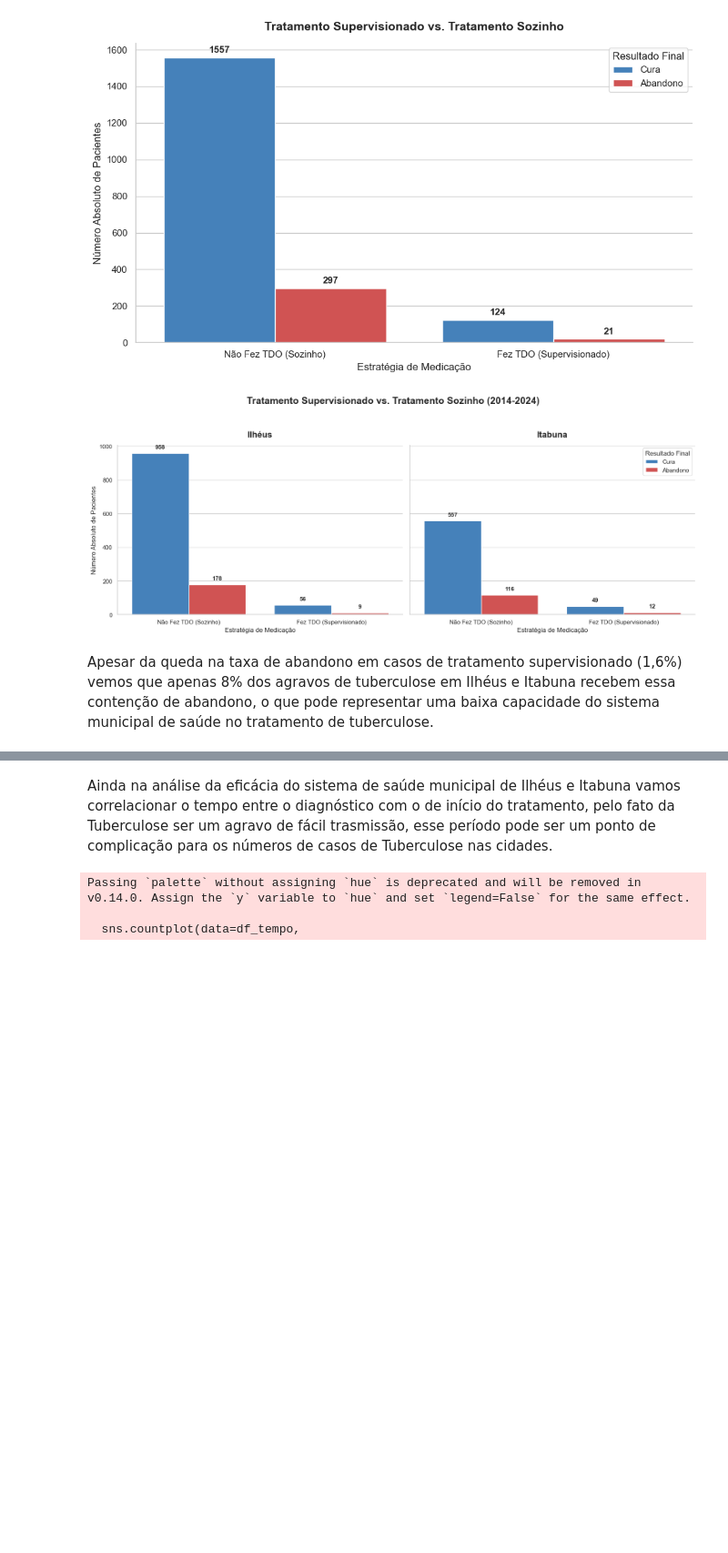
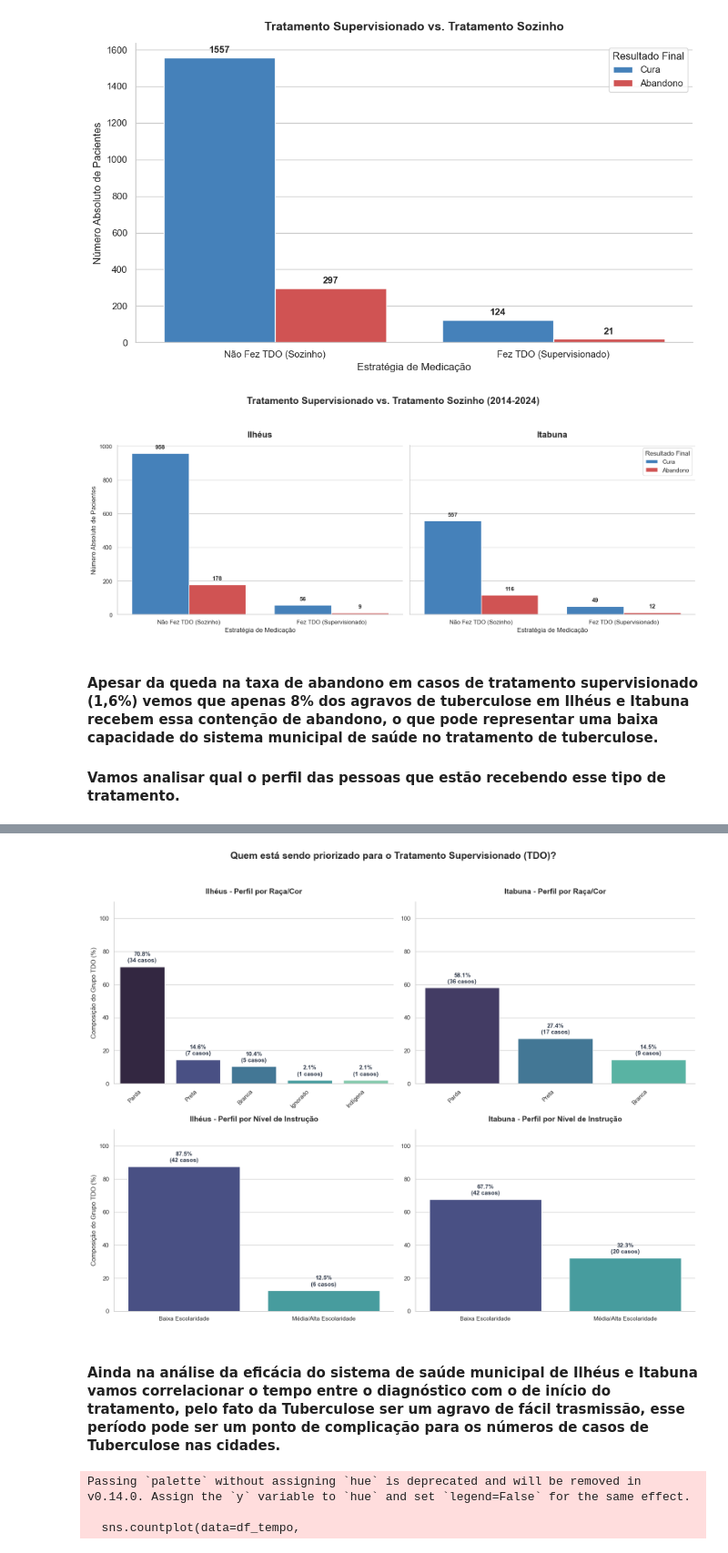
Before and after one commit to bcjesus-01/Analise-de-Dados-de-Tuberculose-DATASUS, a Jupyter notebook: notebooks/04_Análise_Sociodemográfica.ipynb, the cells around one changed output, grey strips where cells are left out. Shown at 91% size. Drawn from its saved outputs; the diff is of its cells as text; code cells hidden in the pictures; blank space fills up the shorter version.

```diff
--- a/notebooks/04_Análise_Sociodemográfica.ipynb
+++ b/notebooks/04_Análise_Sociodemográfica.ipynb
@@ -363,4 +360,71 @@ plt.show()
 # %% [output]
 [figure]
 # %% [markdown]
-Apesar da queda na taxa de abandono em casos de tratamento supervisionado (1,6%) vemos que apenas 8% dos agravos de tuberculose em Ilhéus e Itabuna recebem essa contenção de abandono, o que pode representar uma baixa capacidade do sistema municipal de saúde no tratamento de tuberculose.
+#### Apesar da queda na taxa de abandono em casos de tratamento supervisionado (1,6%) vemos que apenas 8% dos agravos de tuberculose em Ilhéus e Itabuna recebem essa contenção de abandono, o que pode representar uma baixa capacidade do sistema municipal de saúde no tratamento de tuberculose.
+
+#### Vamos analisar qual o perfil das pessoas que estão recebendo esse tipo de tratamento.
+# %%
+df_perfil_tdo = df.copy()
+
+if 'Nome_Municipio' not in df_perfil_tdo.columns:
+    df_perfil_tdo['Nome_Municipio'] = df_perfil_tdo['Municipio_Residencia'].map(mapa_cidades)
+df_perfil_tdo = df_perfil_tdo[df_perfil_tdo['Nome_Municipio'].isin(['Ilhéus', 'Itabuna'])]
+
+# Filtramos EXCLUSIVAMENTE quem realizou o TDO (Código 1.0)
+df_perfil_tdo = df_perfil_tdo[df_perfil_tdo['Tratamento_Supervisionado_Atual'] == 1.0]
+
+# 2. MAPEAMENTO DEMOGRÁFICO
+mapa_raca = {1.0: 'Branca', 2.0: 'Preta', 3.0: 'Amarela', 4.0: 'Parda', 5.0: 'Indígena', 9.0: 'Ignorado'}
+df_perfil_tdo['Raça/Cor'] = df_perfil_tdo['Raca_Cor'].map(mapa_raca)
+
+def classificar_esc_simples(codigo):
+    if codigo in [0.0, 1.0, 2.0, 3.0]: return 'Baixa Escolaridade'
+    elif codigo in [4.0, 5.0, 6.0, 7.0, 8.0]: return 'Média/Alta Escolaridade'
+    return 'Não Informado'
+
+df_perfil_tdo['Escolaridade'] = df_perfil_tdo['Escolaridade'].apply(classificar_esc_simples)
+
+# Limpamos os não informados para termos a proporção real do perfil conhecido
+df_perfil_tdo = df_perfil_tdo[(df_perfil_tdo['Escolaridade'] != 'Não Informado') & df_perfil_tdo['Raça/Cor'].notna()]
+
+# 3. PLOTAGEM DO PAINEL 2x2
+fig, axes = plt.subplots(2, 2, figsize=(16, 12))
+cidades = ['Ilhéus', 'Itabuna']
+variaveis = [('Raça/Cor', 'Perfil por Raça/Cor'), ('Escolaridade', 'Perfil por Nível de Instrução')]
+
+for col, cidade in enumerate(cidades):
+    df_cidade = df_perfil_tdo[df_perfil_tdo['Nome_Municipio'] == cidade]
+
+    for row, (var, titulo) in enumerate(variaveis):
+        ax = axes[row, col]
+
+        if not df_cidade.empty:
+            # Calcula a proporção dentro do grupo TDO daquela cidade
+            contagem = df_cidade[var].value_counts(normalize=True) * 100
+            df_plot = contagem.reset_index()
+            df_plot.columns = [var, 'Porcentagem (%)']
+
+            sns.barplot(data=df_plot, x=var, y='Porcentagem (%)', palette='mako', ax=ax)
+
+            # Adiciona os rótulos de porcentagem e contagem absoluta
+            for index, r in df_plot.iterrows():
+                altura = r['Porcentagem (%)']
+                absoluto = df_cidade[var].value_counts()[r[var]]
+                ax.text(index, altura + 2, f'{altura:.1f}%\n({absoluto} casos)',
+                        ha='center', va='bottom', fontsize=11, fontweight='bold', color='#2d3748')
+
+        # Acabamentos visuais
+        ax.set_title(f'{cidade} - {titulo}', fontsize=14, fontweight='bold', pad=15)
+        ax.set_xlabel('')
+        ax.set_ylabel('Composição do Grupo TDO (%)' if col == 0 else '')
+        ax.set_ylim(0, 110)
+
+        if var == 'Raça/Cor':
+            ax.set_xticklabels(ax.get_xticklabels(), rotation=45, ha='right')
+
+plt.suptitle('Quem está sendo priorizado para o Tratamento Supervisionado (TDO)?',
+             fontsize=18, fontweight='bold', y=1.03)
+sns.despine()
+plt.tight_layout()
+plt.show()
+# %% [output]
@@ -367,5 +446,6 @@ Apesar da queda na taxa de abandono em casos de tratamento supervisionado (1,6%)
+[figure, added]
 # %% [markdown]
-Ainda na análise da eficácia do sistema de saúde municipal de Ilhéus e Itabuna vamos correlacionar o tempo entre o diagnóstico com o de início do tratamento, pelo fato da Tuberculose ser um agravo de fácil trasmissão, esse período pode ser um ponto de complicação para os números de casos de Tuberculose nas cidades.
+#### Ainda na análise da eficácia do sistema de saúde municipal de Ilhéus e Itabuna vamos correlacionar o tempo entre o diagnóstico com o de início do tratamento, pelo fato da Tuberculose ser um agravo de fácil trasmissão, esse período pode ser um ponto de complicação para os números de casos de Tuberculose nas cidades.
 # %%
 df_tempo = df.copy()
 
```
Also changed, not shown: parts of 12 cells of this notebook, 8 other files.
